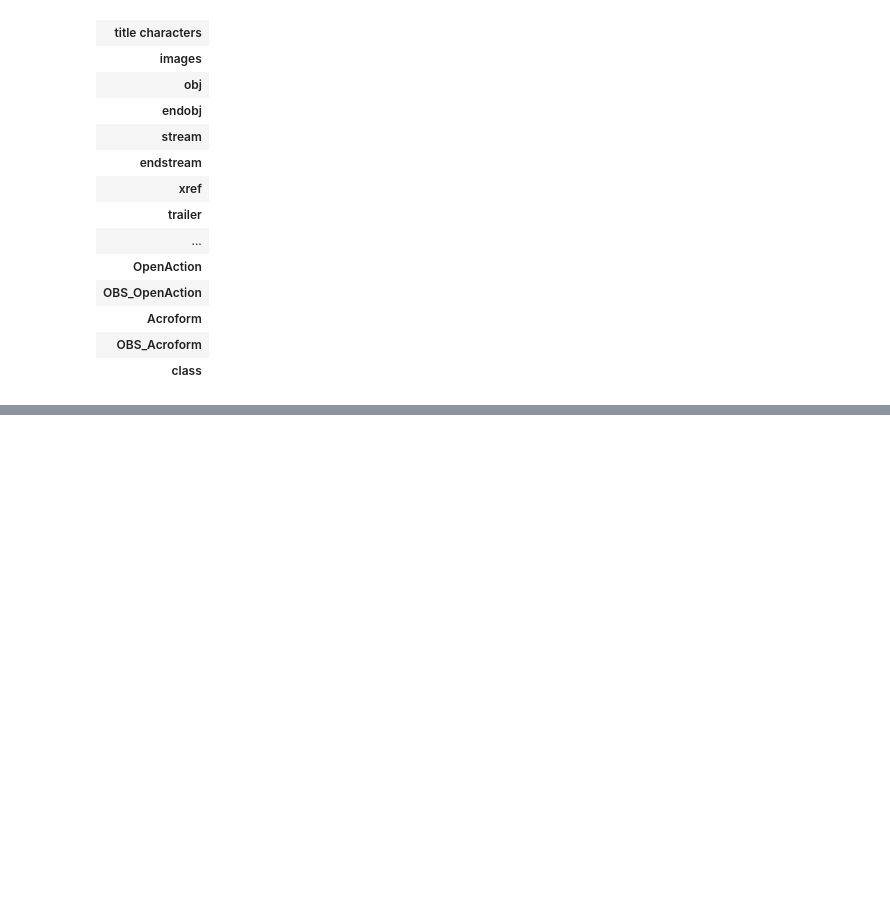
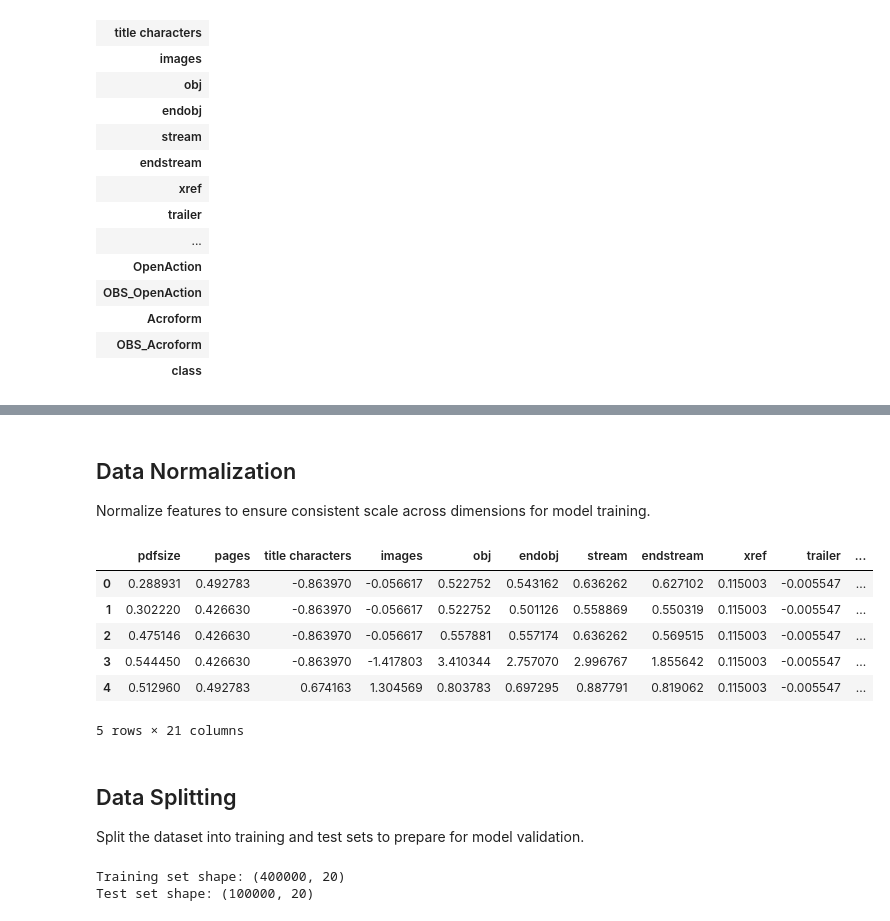
Before and after one commit to pedrofvgomes/feup-ia, a Jupyter notebook: proj2/src/project.ipynb, the cells around one changed output, grey strips where cells are left out. Drawn from its saved outputs; the diff is of its cells as text; code cells hidden in the pictures; blank space fills up the shorter version.

```diff
--- a/proj2/src/project.ipynb
+++ b/proj2/src/project.ipynb
@@ -109,0 +158,42 @@ data.head(0).transpose()
+# %% [markdown]
+## Data Normalization
+
+Normalize features to ensure consistent scale across dimensions for model training.
+# %%
+from sklearn.preprocessing import StandardScaler
+
+scaler = StandardScaler()
+
+# Define features to scale, excluding the target 'class'
+features = data.columns.drop('class')
+data[features] = scaler.fit_transform(data[features])
+
+data.head()
+# %% [output]
+|  | pdfsize | pages | title characters | images | obj | endobj | stream | endstream | xref | trailer | ... |
+| 0 | 0.288931 | 0.492783 | -0.863970 | -0.056617 | 0.522752 | 0.543162 | 0.636262 | 0.627102 | 0.115003 | -0.005547 | ... |
+| 1 | 0.302220 | 0.426630 | -0.863970 | -0.056617 | 0.522752 | 0.501126 | 0.558869 | 0.550319 | 0.115003 | -0.005547 | ... |
+| 2 | 0.475146 | 0.426630 | -0.863970 | -0.056617 | 0.557881 | 0.557174 | 0.636262 | 0.569515 | 0.115003 | -0.005547 | ... |
+| 3 | 0.544450 | 0.426630 | -0.863970 | -1.417803 | 3.410344 | 2.757070 | 2.996767 | 1.855642 | 0.115003 | -0.005547 | ... |
+| 4 | 0.512960 | 0.492783 | 0.674163 | 1.304569 | 0.803783 | 0.697295 | 0.887791 | 0.819062 | 0.115003 | -0.005547 | ... |
+5 rows × 21 columns
+# %% [markdown]
+## Data Splitting
+
+Split the dataset into training and test sets to prepare for model validation.
+# %%
+from sklearn.model_selection import train_test_split
+
+# Define features and target
+X = data.drop('class', axis=1)
+y = data['class']
+
+# Split the data into training and test sets
+X_train, X_test, y_train, y_test = train_test_split(X, y, test_size=0.2, random_state=42)
+
+# Verify the shape of the train and test sets.
+print("Training set shape:", X_train.shape)
+print("Test set shape:", X_test.shape)
+# %% [output]
+Training set shape: (400000, 20)
+Test set shape: (100000, 20)
```
Also changed, not shown: parts of 9 cells of this notebook.
